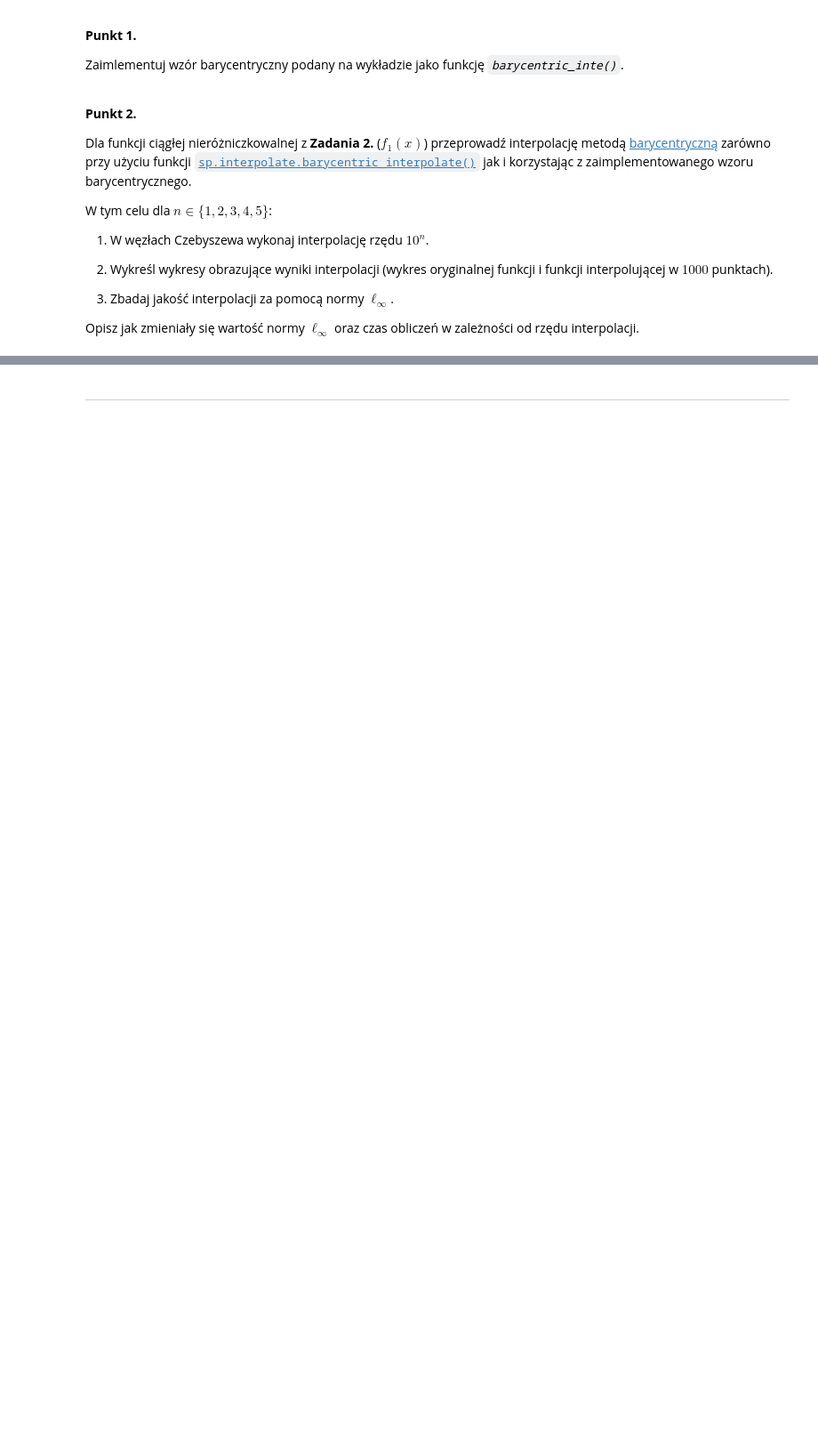
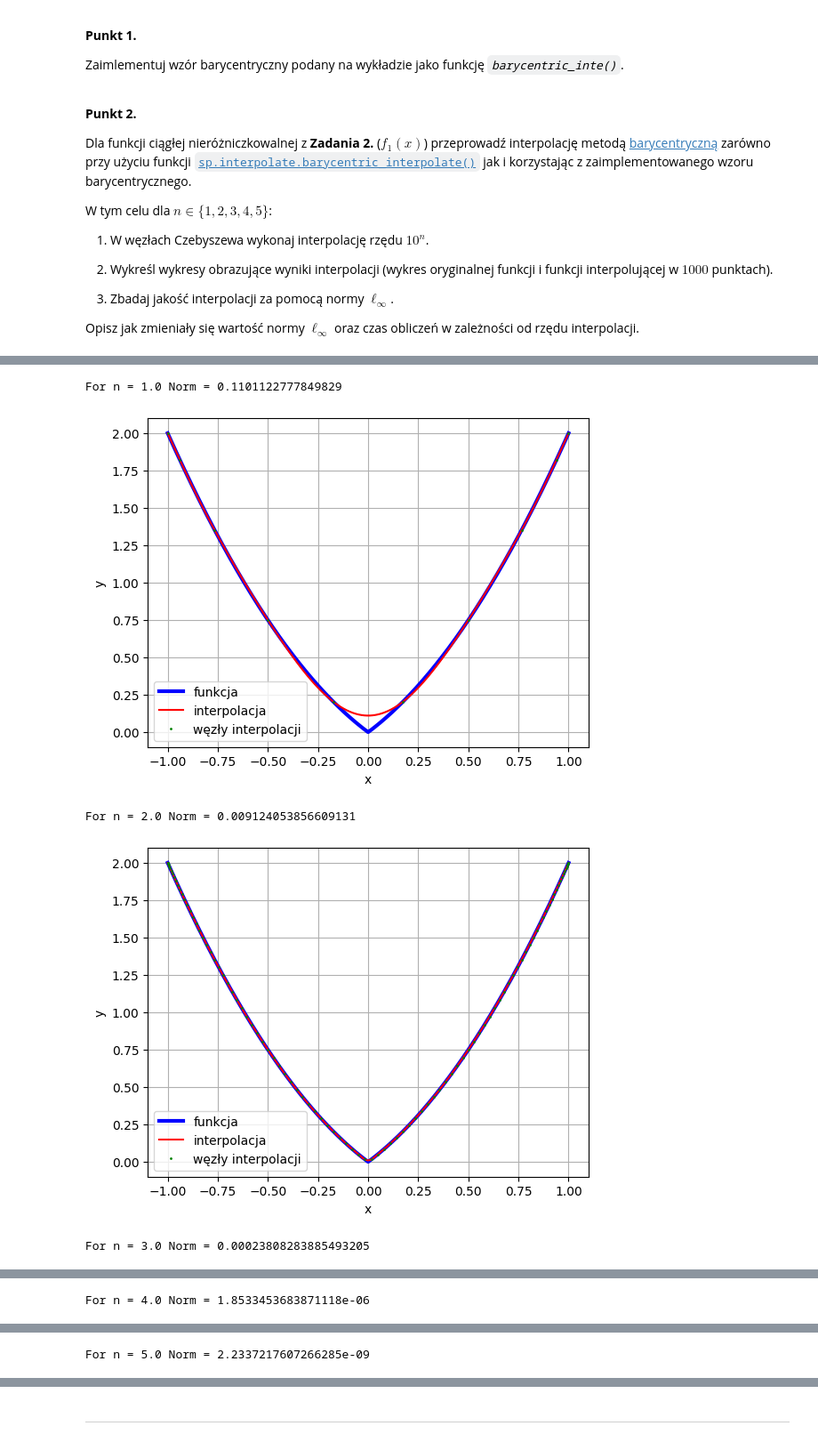
Before and after one commit to MN-KJ-2025/lab9-interpolacja-JasinskiKacper, a Jupyter notebook: sprawozdanie.ipynb, the cells around one changed output, grey strips where cells are left out. Shown at 89% size. Drawn from its saved outputs; the diff is of its cells as text; code cells hidden in the pictures; blank space fills up the shorter version.

```diff
--- a/sprawozdanie.ipynb
+++ b/sprawozdanie.ipynb
@@ -85,0 +87,9 @@ Funkcje można zaimplementować w notebooku lub w pliku `main.py`.
+# %%
+# ===== Twoja implementacja tutaj =====
+f1 = lambda x: np.sign(x) * x + x ** 2
+f2 = lambda x: np.sign(x) * (x ** 2)
+f3 = lambda x: (abs(np.sin(5 * x))) ** 3
+f4_1 = lambda x: 1 / (1 + 1 * (x ** 2))
+f4_25 = lambda x: 1 / (1 + 25 * (x ** 2))
+f4_100 = lambda x: 1 / (1 + 100 * (x ** 2))
+f5 = lambda x: np.sign(x)
@@ -155,0 +165,24 @@ TypeError: len() of unsized object
+# %%
+# ===== Twoja implementacja tutaj =====
+x = np.linspace(-1, 1, 1000)
+n = np.linspace(1, 5, 5)
+
+
+for i in n:
+    xch = main.chebyshev_nodes(int(10 ** i))
+    yimp = sp.interpolate.barycentric_interpolate(xch, f1(xch), x)
+    print(f"For n = {i} Norm = {main.L_inf(f1(x), yimp)}")
+    plt.plot(x, f1(x), 'b', linewidth=3, label=r'funkcja')
+    plt.plot(x, yimp, 'r', label='interpolacja')
+    plt.plot(xch, f1(xch), 'go', label='węzły interpolacji', markersize=1)
+    plt.xlabel("x")
+    plt.ylabel("y")
+    plt.legend(loc=0)
+    plt.grid()
+    plt.show()
+# %% [output]
+For n = 1.0 Norm = 0.1101122777849829
+[figure, added]
+For n = 2.0 Norm = 0.009124053856609131
+[figure, added]
+For n = 3.0 Norm = 0.00023808283885493205
@@ -155,0 +190 @@ TypeError: len() of unsized object
+For n = 4.0 Norm = 1.8533453683871118e-06
@@ -155,0 +192 @@ TypeError: len() of unsized object
+For n = 5.0 Norm = 2.2337217607266285e-09
```
Also changed, not shown: parts of 14 cells of this notebook, 1 other file.
